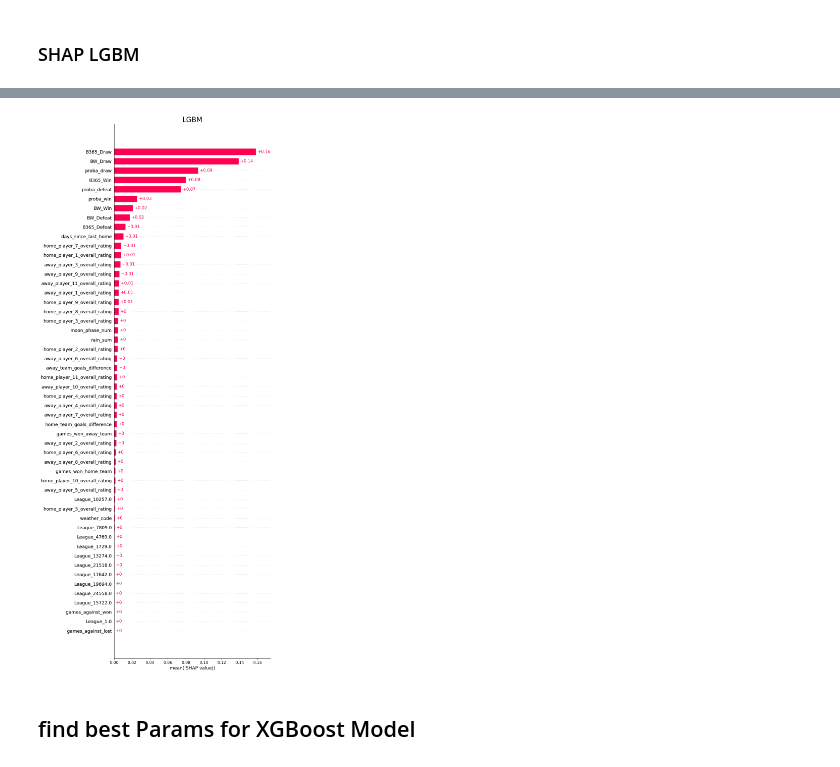
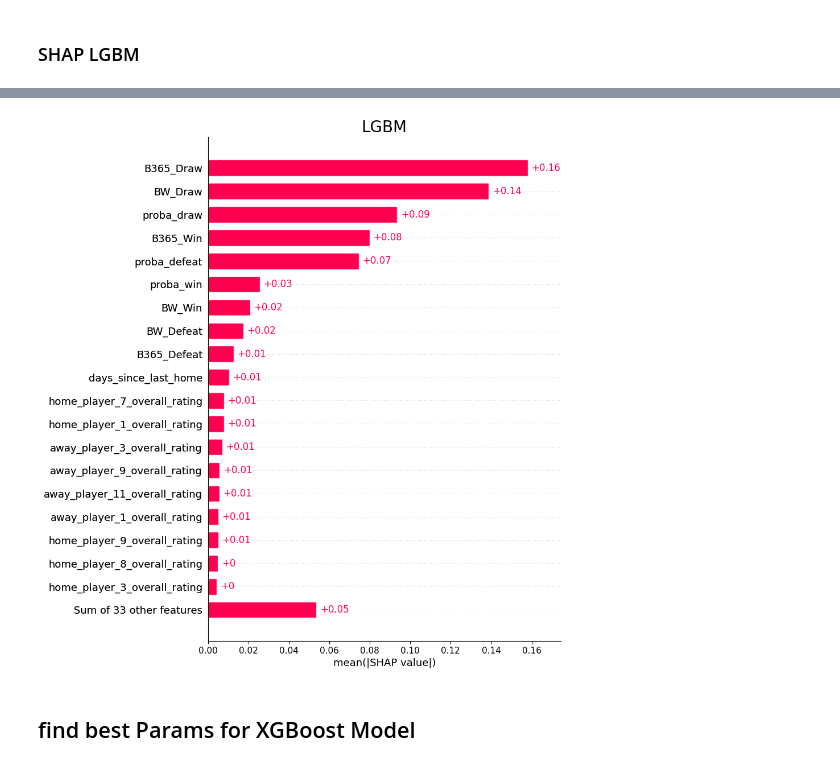
Before and after one commit to leolabla/MetaLabelingSportsPrediction, a Jupyter notebook: Modeling.ipynb, the cells around one changed output, grey strips where cells are left out. Drawn from its saved outputs; the diff is of its cells as text; code cells hidden in the pictures.

Commit message:
Add Graphics

```diff
--- a/Modeling.ipynb
+++ b/Modeling.ipynb
@@ -369,7 +380,7 @@ param_dist = {
 # --- Basismodell ---
 lgbm = LGBMClassifier(
     objective='binary',
-    device='gpu*',
+    device='gpu',
     random_state=42,
     n_jobs=1,
     verbose=-1
@@ -497,14 +508,12 @@ plt.show()
 # %%
-
-
 explainer = shap.Explainer(meta_clf_LGBM)
 shap_values = explainer(X_meta_test.iloc[nonzero_indices].astype(float))
-shap.plots.bar(shap_values, max_display=53, show=False)
+shap.plots.bar(shap_values, max_display=20, show=False)
 ax = plt.gca()
 ax.set_title("LGBM", fontsize=20)
 plt.show()
 # %% [output]
-[figure, old version]
+[figure, new version]
 # %% [markdown]
 ## find best Params for XGBoost Model
 # %%
```
Also changed, not shown: parts of 9 cells of this notebook.
